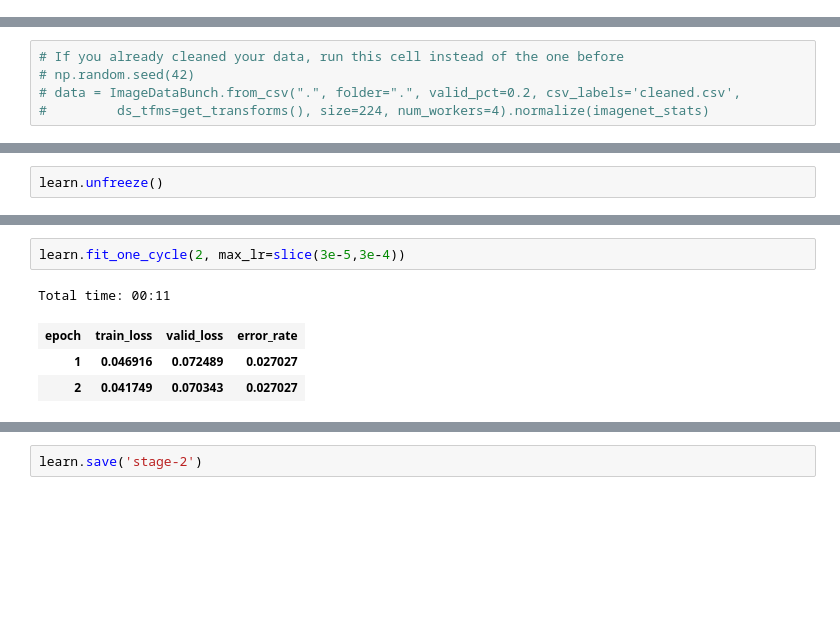
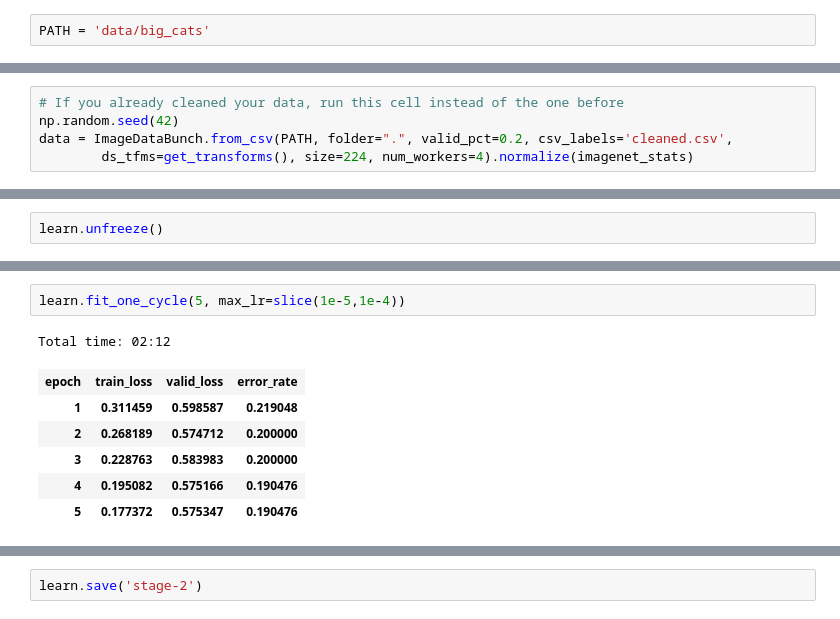
Before and after one commit to MartinGer/course-v3, a Jupyter notebook: nbs/dl1/lesson2-download-big_cats.ipynb, the cells around one changed output, grey strips where cells are left out. Cells and saved outputs as stored; diff of their text form; blank space fills up the shorter version.

```diff
--- a/nbs/dl1/lesson2-download-big_cats.ipynb
+++ b/nbs/dl1/lesson2-download-big_cats.ipynb
@@ -67,0 +56,2 @@ path.ls()
+# %%
+PATH = 'data/big_cats'
@@ -149,7 +96,7 @@ data = ImageDataBunch.from_folder(path, train=".", valid_pct=0.2,
 # %%
 # If you already cleaned your data, run this cell instead of the one before
-# np.random.seed(42)
-# data = ImageDataBunch.from_csv(".", folder=".", valid_pct=0.2, csv_labels='cleaned.csv',
-#         ds_tfms=get_transforms(), size=224, num_workers=4).normalize(imagenet_stats)
+np.random.seed(42)
+data = ImageDataBunch.from_csv(PATH, folder=".", valid_pct=0.2, csv_labels='cleaned.csv',
+        ds_tfms=get_transforms(), size=224, num_workers=4).normalize(imagenet_stats)
 # %% [markdown]
 Good! Let's take a look at some of our pictures then.
@@ -189,7 +136,10 @@ learn.recorder.plot()
 # %%
-learn.fit_one_cycle(2, max_lr=slice(3e-5,3e-4))
+learn.fit_one_cycle(5, max_lr=slice(1e-5,1e-4))
 # %% [output]
-Total time: 00:11
+Total time: 02:12
 | epoch | train_loss | valid_loss | error_rate |
-| 1 | 0.046916 | 0.072489 | 0.027027 |
-| 2 | 0.041749 | 0.070343 | 0.027027 |
+| 1 | 0.311459 | 0.598587 | 0.219048 |
+| 2 | 0.268189 | 0.574712 | 0.200000 |
+| 3 | 0.228763 | 0.583983 | 0.200000 |
+| 4 | 0.195082 | 0.575166 | 0.190476 |
+| 5 | 0.177372 | 0.575347 | 0.190476 |
```
Also changed, not shown: parts of 31 cells of this notebook, 1 other file.
